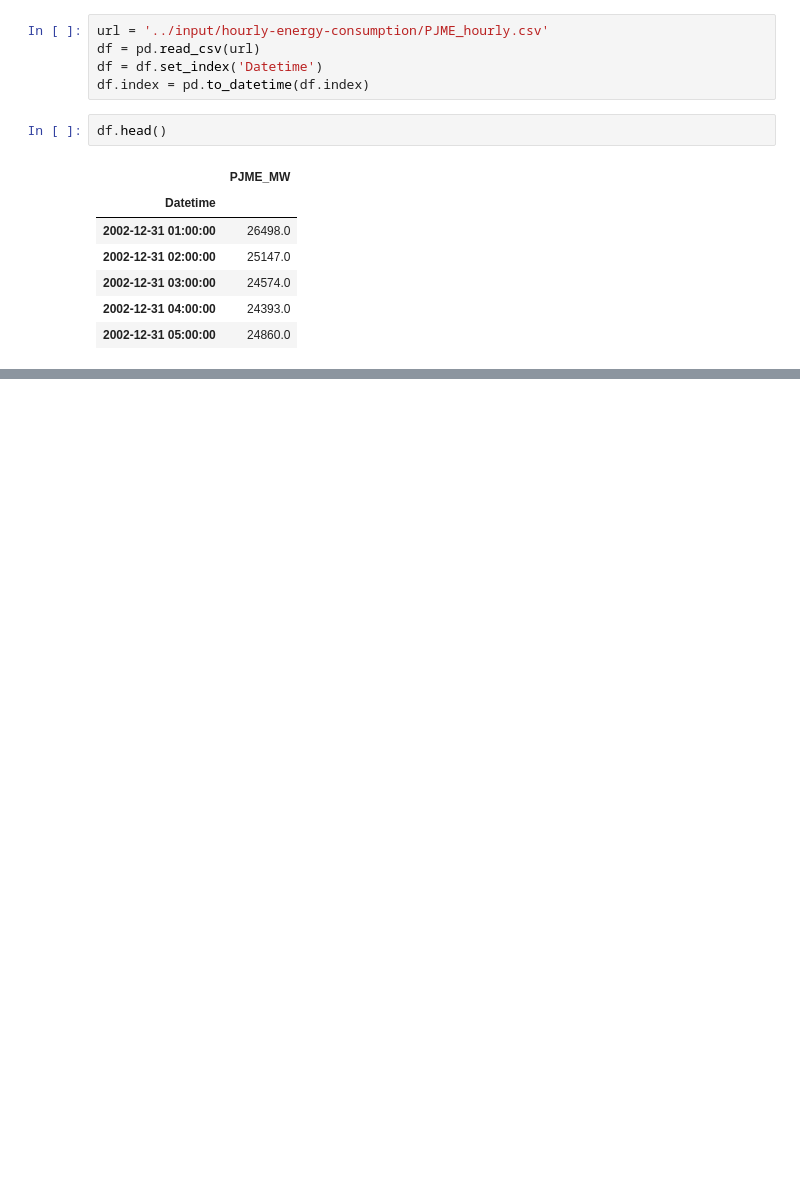
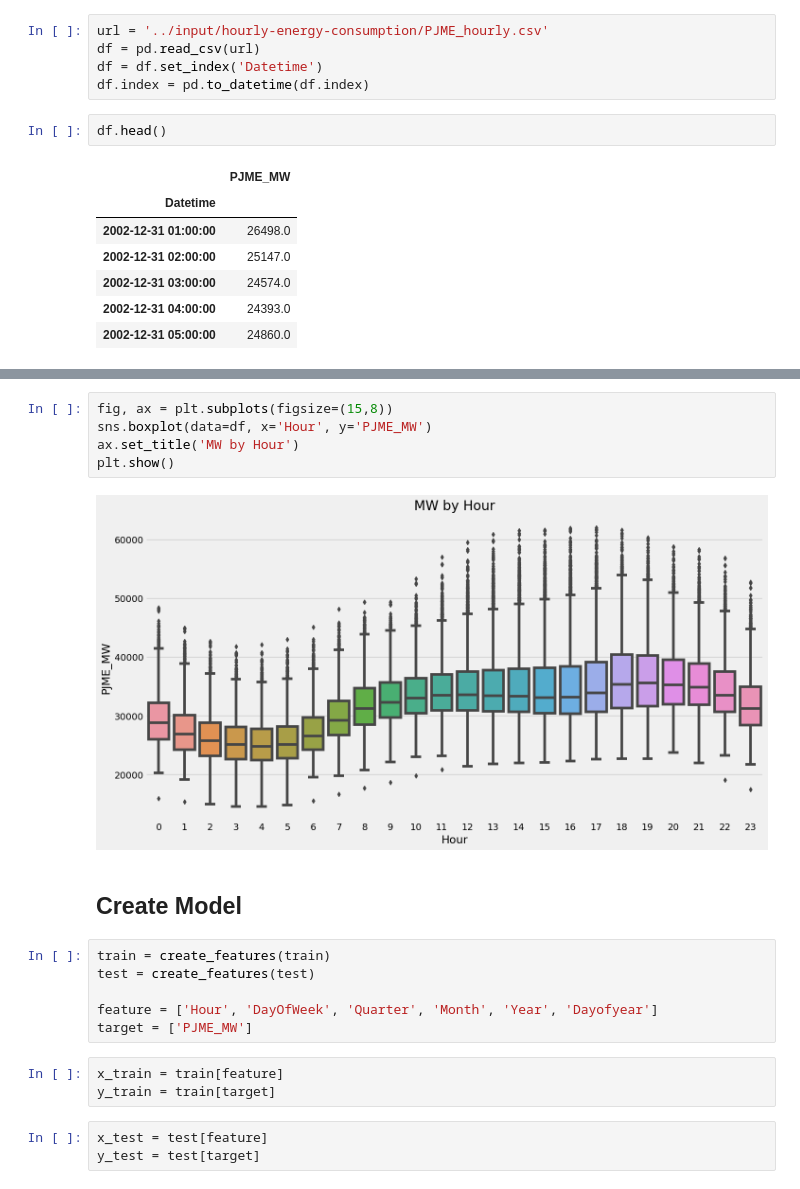
Before and after one commit to adnansherwani/Forecasting-DataModel, a Jupyter notebook: Forecasting-hourly-consumption.ipynb, the cells around one changed output, grey strips where cells are left out. Saved outputs shown, nothing was run; the diff lists cells and outputs as text; blank space fills up the shorter version.

```diff
--- a/Forecasting-hourly-consumption.ipynb
+++ b/Forecasting-hourly-consumption.ipynb
@@ -31,0 +91,21 @@ plt.show()
+# %%
+fig, ax = plt.subplots(figsize=(15,8))
+sns.boxplot(data=df, x='Hour', y='PJME_MW')
+ax.set_title('MW by Hour')
+plt.show()
+# %% [output]
+[figure, added]
+# %% [markdown]
+## Create Model
+# %%
+train = create_features(train)
+test = create_features(test)
+
+feature = ['Hour', 'DayOfWeek', 'Quarter', 'Month', 'Year', 'Dayofyear']
+target = ['PJME_MW']
+# %%
+x_train = train[feature]
+y_train = train[target]
+# %%
+x_test = test[feature]
+y_test = test[target]
```
Also changed, not shown: parts of 15 cells of this notebook.
